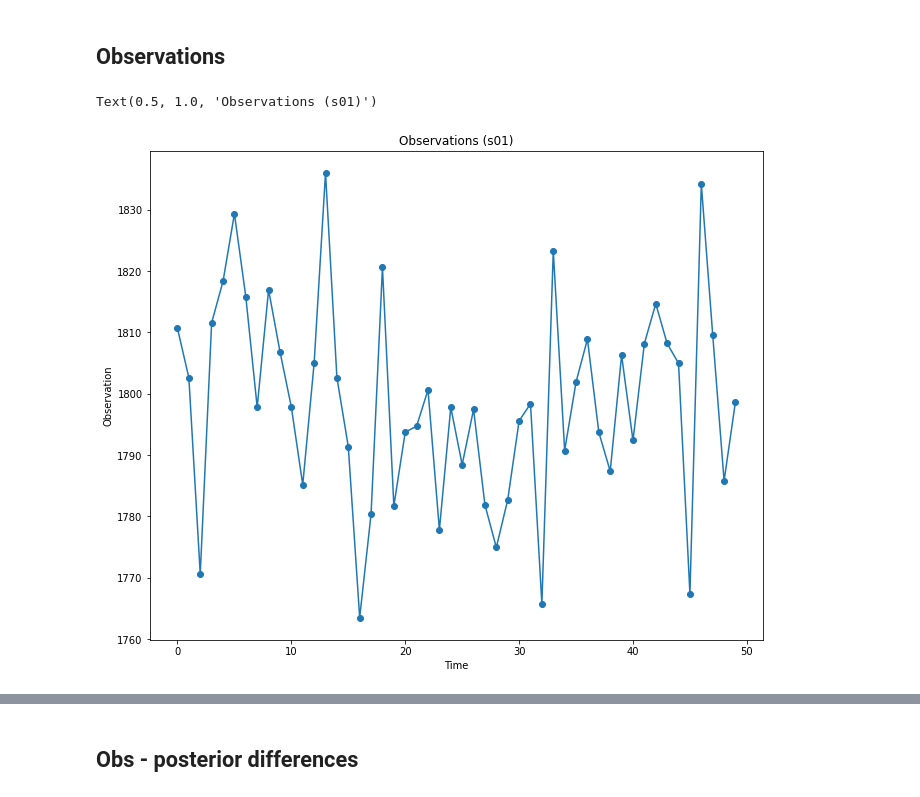
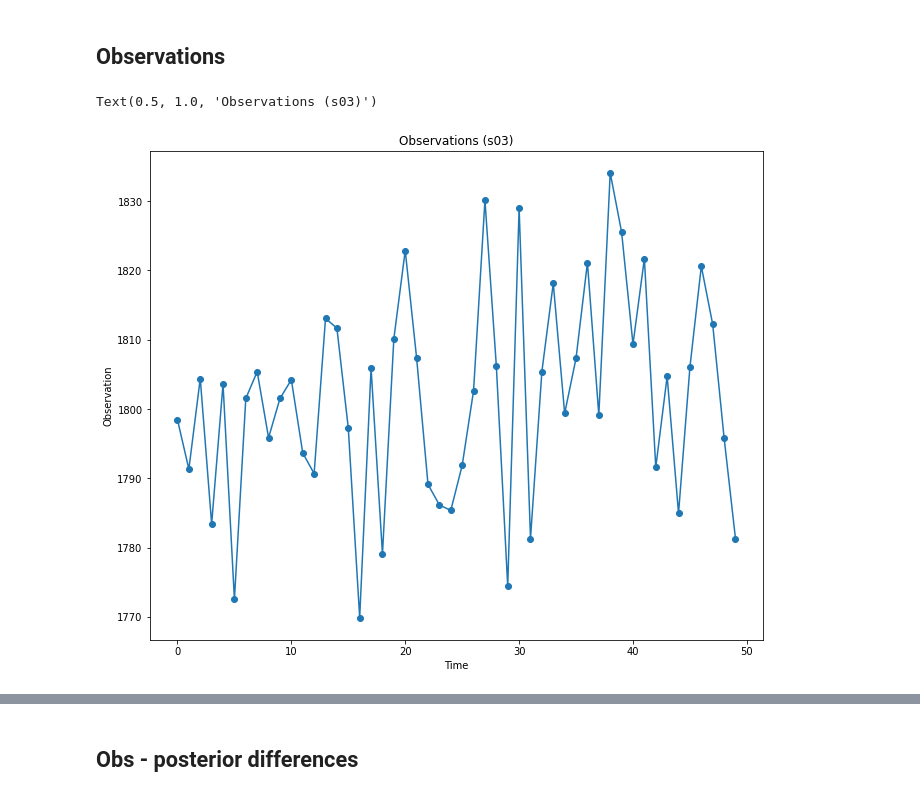
Before and after one commit to AkiTsuruta/MI-AIM, a Jupyter notebook: kf_plots.ipynb, the cells around one changed output, grey strips where cells are left out. Drawn from its saved outputs; the diff is of its cells as text; code cells hidden in the pictures.

```diff
--- a/kf_plots.ipynb
+++ b/kf_plots.ipynb
@@ -1,12 +1,13 @@
 # %%
 import xarray as xr
 import numpy as np
+import matplotlib as mpl
 import matplotlib.pyplot as plt
 import matplotlib.colors as colors
+from helpers_for_plotting import diff_post, dechunk_var
 
-s = 6 # index of the simulation we want to have a closer look on
-s_inlist = s -  #adjusted index in case
-tw_s = [10, 10, 10, 10, 20, 20] # time window lengths in the simulated data
+s = 3 # index of the simulation we want to have a closer look on
+tw_s = [10, 10, 10, 10, 20, 20, 10, 10, 10, 10, 10, 10, 10] # time window lengths in the simulated data
 tw = tw_s[s]
 
 
@@ -19,15 +20,10 @@ np_f = [] # invm = np.linalg.inv, useKG = False
 bl_t = [] # invm = block_inv, useKG = True
 bl_f = [] # invm = block_inv, useKG = False
 
-#!!!!!!!!!!!!!!!!
-# These loops need to be changed for situations in which not all simulations starting from 00 are read! Maybe turn into a function?
 
 #loop through simulations, read all but matrices from the data
-for i in range(9):
-    if i < s:
-        np_t.append(xr.Dataset())
-    else:
-        np_t.append(xr.open_mfdataset(f"simulated_data/simulation_0{i}/out_default_with_kf/*.nc",
+for i in range(13):
+    np_t.append(xr.open_mfdataset(f"simulated_data/simulation_{i:02d}/out_default_with_kf/*.nc",
                                     concat_dim='time2',combine='nested', drop_variables=["prior_cov", "posterior_cov", "obs_unc"]))
 
     # bl_t.append(xr.open_mfdataset(f"simulated_data/simulation_0{i}/out1_block_with_kf/*.nc",
@@ -39,6 +35,8 @@ for i in range(9):
     # bl_f.append(xr.open_mfdataset(f"simulated_data/simulation_0{i}/out1_block_without_kf/*.nc",
     #                                 concat_dim='time2',combine='nested', drop_variables=["prior_cov", "posterior_cov", "obs_unc"]))
 
+# data in the chosen time window
+data = np_t[s]
 #------------------------------------------------------------------------------
 # Had to read matrices in another way, as open_mfdataset didn't work with them
 #----------------------------------------------------------------------------
@@ -58,10 +56,10 @@ def read_matrices(sim, subfilename):
         R.append(data["obs_unc"])
     return B, A, R
 
-B_np, A_np, R_np = read_matrices(s, 'out1_default_with_kf')
-B_bl, A_bl, R_bl = read_matrices(s, "out1_block_with_kf")
+Bs, As, Rs = read_matrices(s, 'out_default_with_kf')
+#B_bl, A_bl, R_bl = read_matrices(s, "out_block_with_kf")
 
-for i in range(5):
+for i in range(6,9):
     print(np_t[i])
 # %% [output]
 <xarray.Dataset>
@@ -130,17 +125,16 @@ plt.show()
 Observations
 --------------
 # %%
-obs_by_tw = data.obs
-ls = []
-for i in range(5):
-    ls.append(obs_by_tw[i,i*tw:(i+1)*tw])
-obs = xr.concat(ls, dim = 'time')
+
+
+
+obs = dechunk_var(data, "obs", tw)
 
 fig, ax = plt.subplots(figsize = (11,9))
 ax.plot(obs, marker= 'o')
 ax.set_xlabel('Time')
 ax.set_ylabel('Observation')
 ax.set_title(f'Observations (s0{s})')
 # %% [output]
-Text(0.5, 1.0, 'Observations (s01)')
+Text(0.5, 1.0, 'Observations (s03)')
-[figure, old version]
+[figure, new version]
```
Also changed, not shown: parts of 20 cells of this notebook, 3 other files.
